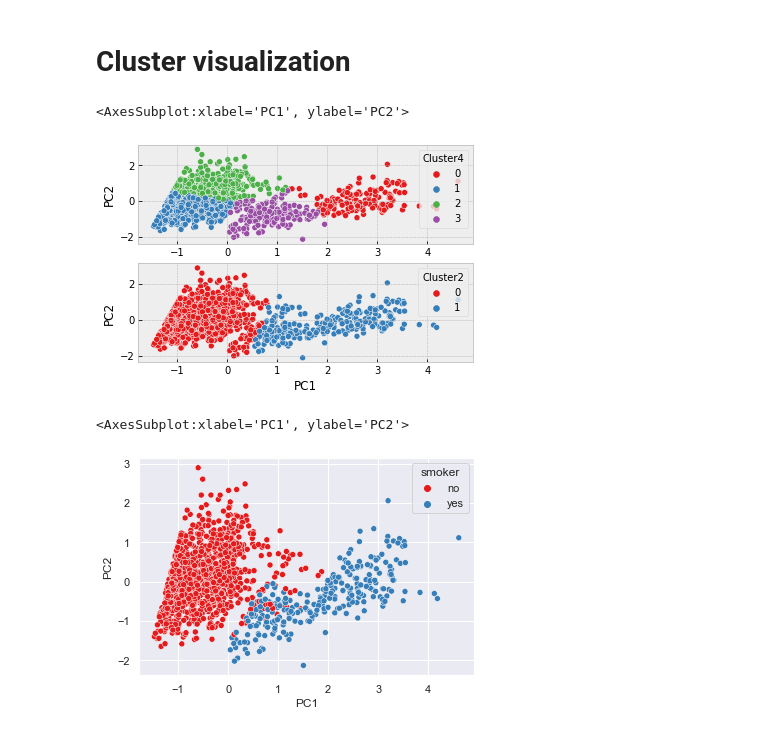
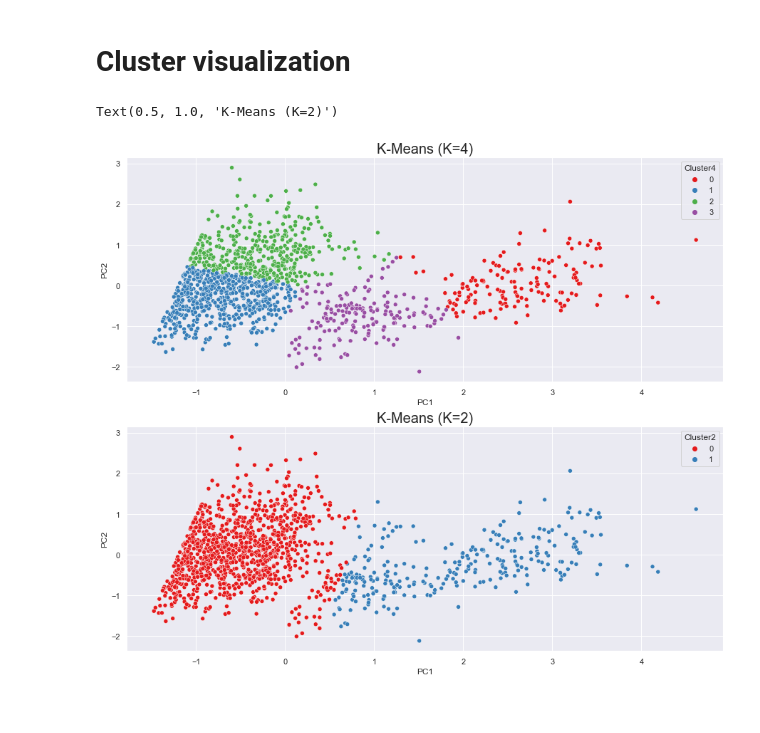
Before and after one commit to renatoquiliche/Insurance-Mathematics-Economics-ADR, a Jupyter notebook: Python Code/Clustering-meanttests-clustering_test.ipynb, the cells around one changed output. Saved outputs shown, nothing was run; the diff lists cells and outputs as text; code cells hidden in the pictures.

```diff
--- a/Python Code/Clustering-meanttests-clustering_test.ipynb
+++ b/Python Code/Clustering-meanttests-clustering_test.ipynb
@@ -149,30 +148,33 @@ plt.show()
 # Cluster visualization
 # %%
 # Cluster label estimation
+from tkinter import font
+
+
 kmeans4 = KMeans(n_clusters= 4, init='k-means++', random_state=0)
 kmeans4.fit(components)
 
 # Cluster label estimation
 kmeans2 = KMeans(n_clusters= 2, init='k-means++', random_state=0)
 kmeans2.fit(components)
 
 #data_insurance = pd.concat([data_insurance, components, pd.Series(kmeans.labels_, name="Cluster")], axis=1)
 
 
 data_final = pd.concat([data_insurance, components
                         , pd.Series(kmeans4.labels_, name="Cluster4")
                         , pd.Series(kmeans2.labels_, name="Cluster2")], axis=1)
+
+fig, (ax1, ax2) = plt.subplots(2, 1)
+
+fig.set_size_inches(15, 7)
+
+plt.subplots_adjust(top=1.5)
+sns.scatterplot(ax=ax1, data=data_final, x="PC1", y="PC2", hue="Cluster4", palette="Set1")
+ax1.set_title('K-Means (K=4)', fontsize=20)
+
+sns.scatterplot(ax=ax2, data=data_final, x="PC1", y="PC2", hue="Cluster2", palette="Set1")
+ax2.set_title('K-Means (K=2)', fontsize=20)
+# %% [output]
+Text(0.5, 1.0, 'K-Means (K=2)')
+[figure, added]
-# %%
-fig, (ax1, ax2) = plt.subplots(2, 1)
-
-#fig.figure(figsize=(15,7))
-sns.scatterplot(ax=ax1, data=data_final, x="PC1", y="PC2", hue="Cluster4", palette="Set1")
-sns.scatterplot(ax=ax2, data=data_final, x="PC1", y="PC2", hue="Cluster2", palette="Set1")
-# %% [output]
-<AxesSubplot:xlabel='PC1', ylabel='PC2'>
-[figure, removed]
-# %%
-sns.scatterplot(data=data_final, x="PC1", y="PC2", hue="smoker", palette="Set1")
-# %% [output]
-<AxesSubplot:xlabel='PC1', ylabel='PC2'>
-[figure, removed]
```
Also changed, not shown: parts of 27 cells of this notebook, 2 other files.
